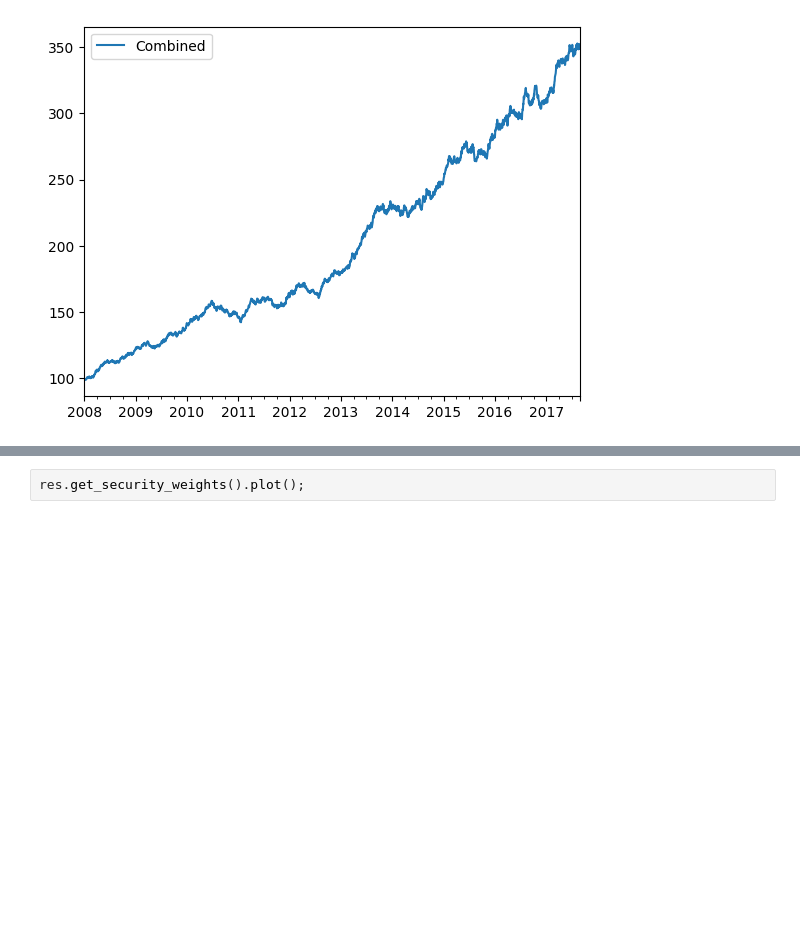
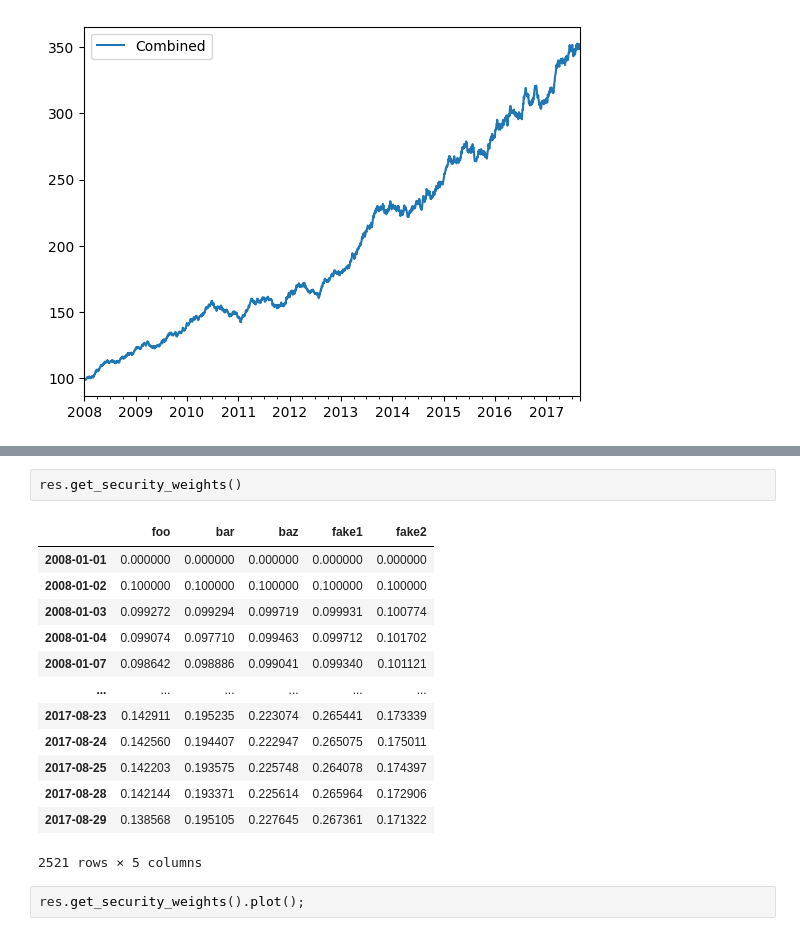
Before and after one commit to JustLikeThis101/bt-tutorial, a Jupyter notebook: Strategy Combination.ipynb, the cells around one changed output, grey strips where cells are left out. Cells and saved outputs as stored; diff of their text form; blank space fills up the shorter version.

```diff
--- a/Strategy Combination.ipynb
+++ b/Strategy Combination.ipynb
@@ -180,3 +201,19 @@ res.prices.plot();
+# %%
+res.get_security_weights()
+# %% [output]
+|  | foo | bar | baz | fake1 | fake2 |
+| 2008-01-01 | 0.000000 | 0.000000 | 0.000000 | 0.000000 | 0.000000 |
+| 2008-01-02 | 0.100000 | 0.100000 | 0.100000 | 0.100000 | 0.100000 |
+| 2008-01-03 | 0.099272 | 0.099294 | 0.099719 | 0.099931 | 0.100774 |
+| 2008-01-04 | 0.099074 | 0.097710 | 0.099463 | 0.099712 | 0.101702 |
+| 2008-01-07 | 0.098642 | 0.098886 | 0.099041 | 0.099340 | 0.101121 |
+| ... | ... | ... | ... | ... | ... |
+| 2017-08-23 | 0.142911 | 0.195235 | 0.223074 | 0.265441 | 0.173339 |
+| 2017-08-24 | 0.142560 | 0.194407 | 0.222947 | 0.265075 | 0.175011 |
+| 2017-08-25 | 0.142203 | 0.193575 | 0.225748 | 0.264078 | 0.174397 |
+| 2017-08-28 | 0.142144 | 0.193371 | 0.225614 | 0.265964 | 0.172906 |
+| 2017-08-29 | 0.138568 | 0.195105 | 0.227645 | 0.267361 | 0.171322 |
+2521 rows × 5 columns
 # %%
 res.get_security_weights().plot();
 # %% [output]
```
Also changed, not shown: parts of 4 cells of this notebook, 3 other files.
